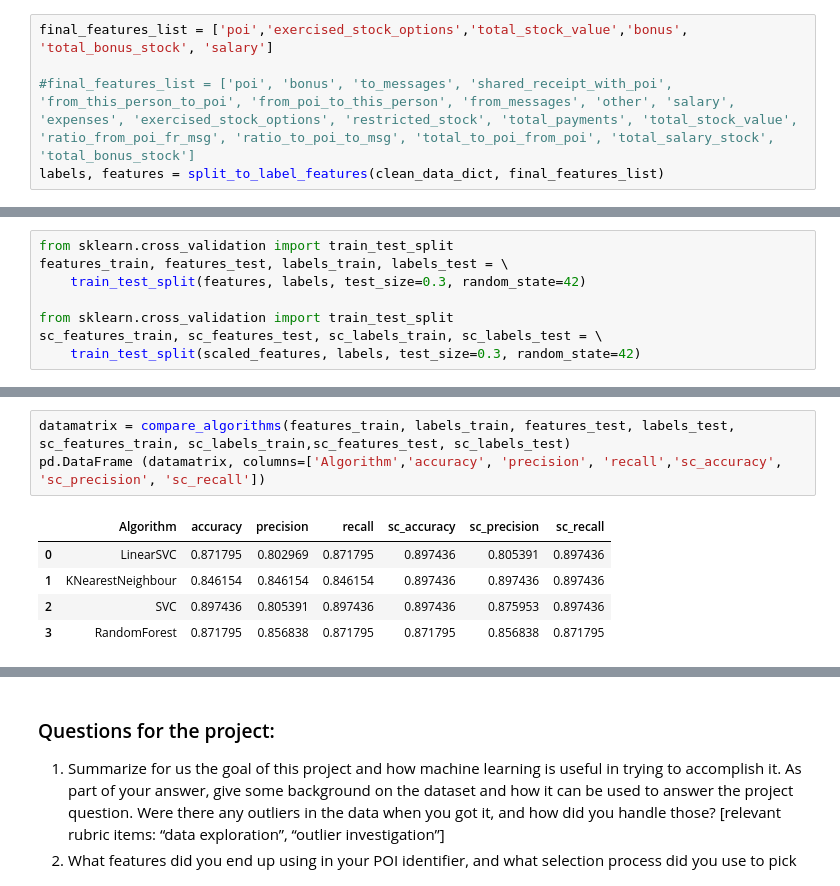
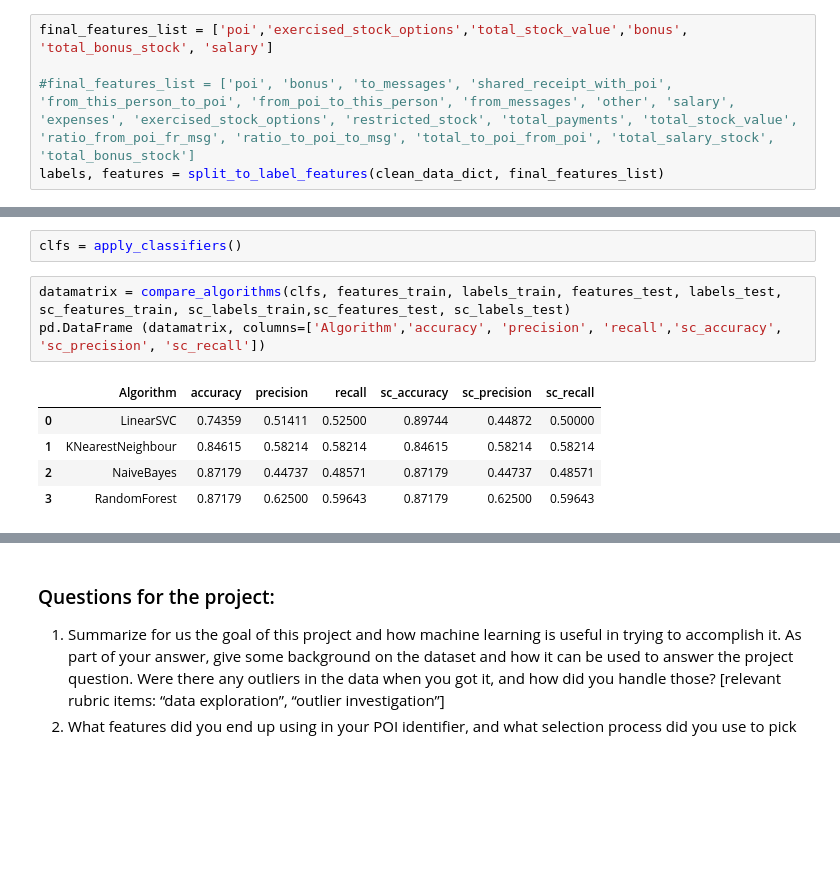
Before and after one commit to steve7an/UDDataAnalyst, a Jupyter notebook: IntroToMachineLearning/final_project.ipynb, the cells around one changed output, grey strips where cells are left out. Cells and saved outputs as stored; diff of their text form; blank space fills up the shorter version.

```diff
--- a/IntroToMachineLearning/final_project.ipynb
+++ b/IntroToMachineLearning/final_project.ipynb
@@ -168,8 +161,0 @@ Based on a machine learning algorithm selection cheat sheet, I've narrow down th
-# %%
-from sklearn.cross_validation import train_test_split
-features_train, features_test, labels_train, labels_test = \
-    train_test_split(features, labels, test_size=0.3, random_state=42)
-
-from sklearn.cross_validation import train_test_split
-sc_features_train, sc_features_test, sc_labels_train, sc_labels_test = \
-    train_test_split(scaled_features, labels, test_size=0.3, random_state=42)
@@ -176,9 +187,11 @@ sc_features_train, sc_features_test, sc_labels_train, sc_labels_test = \
+# %%
+clfs = apply_classifiers()
 # %%
-datamatrix = compare_algorithms(features_train, labels_train, features_test, labels_test, sc_features_train, sc_labels_train,sc_features_test, sc_labels_test)
+datamatrix = compare_algorithms(clfs, features_train, labels_train, features_test, labels_test, sc_features_train, sc_labels_train,sc_features_test, sc_labels_test)
 pd.DataFrame (datamatrix, columns=['Algorithm','accuracy', 'precision', 'recall','sc_accuracy', 'sc_precision', 'sc_recall'])
 # %% [output]
 |  | Algorithm | accuracy | precision | recall | sc_accuracy | sc_precision | sc_recall |
-| 0 | LinearSVC | 0.871795 | 0.802969 | 0.871795 | 0.897436 | 0.805391 | 0.897436 |
-| 1 | KNearestNeighbour | 0.846154 | 0.846154 | 0.846154 | 0.897436 | 0.897436 | 0.897436 |
-| 2 | SVC | 0.897436 | 0.805391 | 0.897436 | 0.897436 | 0.875953 | 0.897436 |
-| 3 | RandomForest | 0.871795 | 0.856838 | 0.871795 | 0.871795 | 0.856838 | 0.871795 |
+| 0 | LinearSVC | 0.74359 | 0.51411 | 0.52500 | 0.89744 | 0.44872 | 0.50000 |
+| 1 | KNearestNeighbour | 0.84615 | 0.58214 | 0.58214 | 0.84615 | 0.58214 | 0.58214 |
+| 2 | NaiveBayes | 0.87179 | 0.44737 | 0.48571 | 0.87179 | 0.44737 | 0.48571 |
+| 3 | RandomForest | 0.87179 | 0.62500 | 0.59643 | 0.87179 | 0.62500 | 0.59643 |
```
Also changed, not shown: parts of 19 cells of this notebook, 6 other files.
